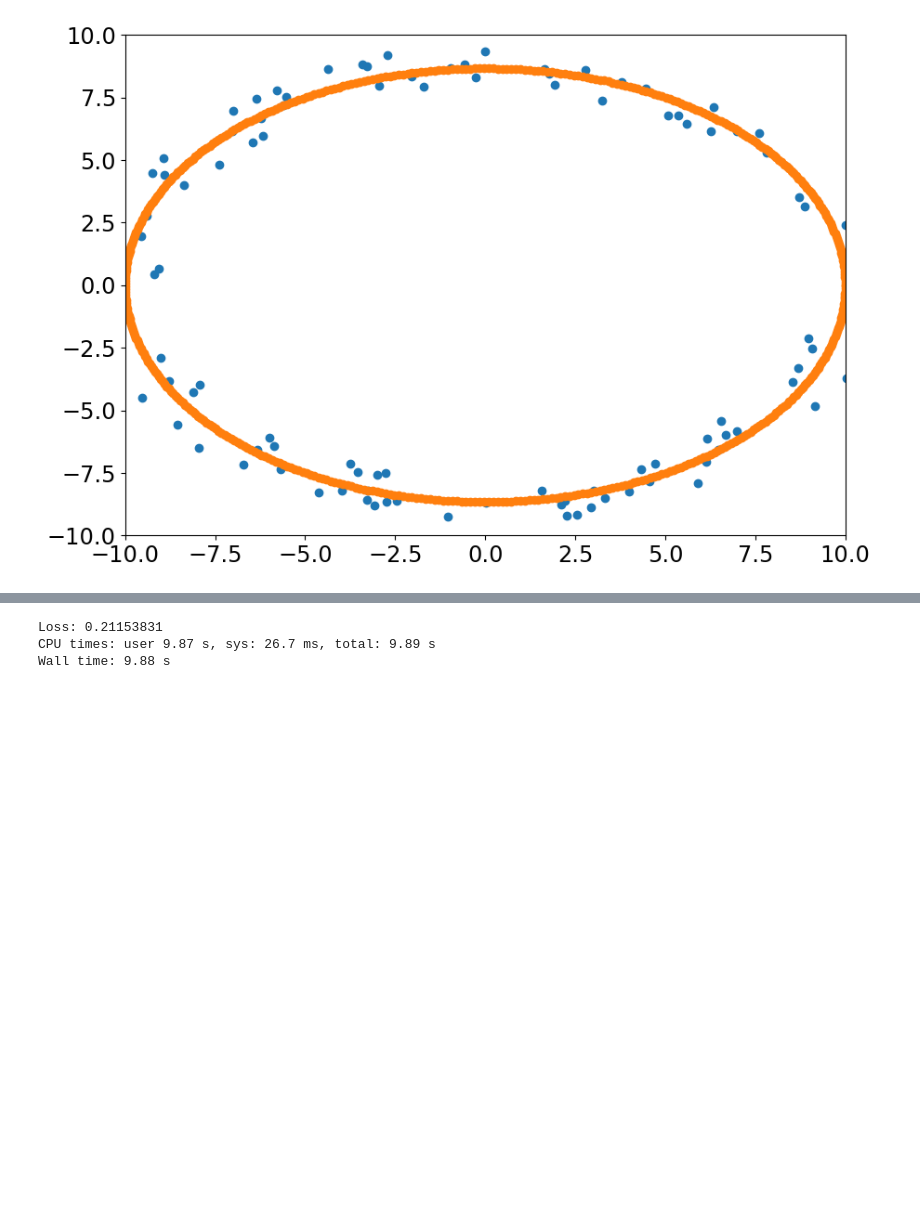
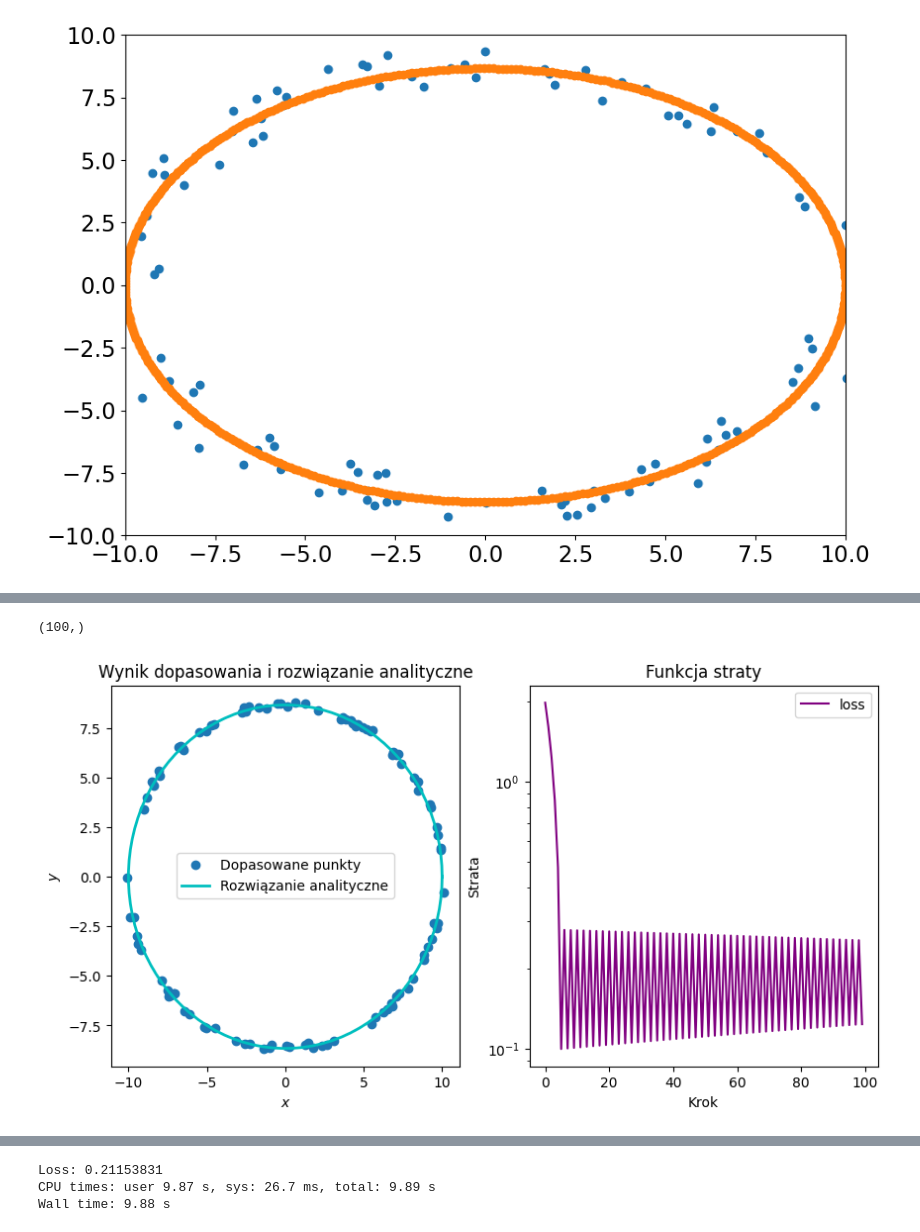
Before and after one commit to bkasza/MLII, a Jupyter notebook: 05.03/02_Podstawowe_pojecia.ipynb, the cells around one changed output, grey strips where cells are left out. Cells and saved outputs as stored; diff of their text form; code cells hidden in the pictures; blank space fills up the shorter version.

```diff
--- a/05.03/02_Podstawowe_pojecia.ipynb
+++ b/05.03/02_Podstawowe_pojecia.ipynb
@@ -917,11 +932,12 @@ import tensorflow as tf
 import matplotlib.pyplot as plt
 
 nPoints = 100
-epsilon = 0.5  # traktuje jako warunek tolerancji, czyli w tej granicy precyzji akceptuje rozwiazanie
+epsilon = 0.5
 a = 10
 f1 = (-5, 0)
 f2 = (5, 0)
 f_stack = np.stack([f1, f2])
+
 
 def get_analytic():
     global a, f1, f2
@@ -940,27 +956,21 @@ def loss_function(p_batch, f_stack):
 
 "inicjalizacja punktow jako wektor"
 weights = tf.Variable(((np.random.default_rng().random((nPoints, 2)) - 0.5) * 20))
+p_history = np.array(weights.numpy()[0, :]).reshape(1, 2)
+loss_history = []
 nIterations = 100
 lr = 0.1
 
 for iter in range(nIterations):
     with tf.GradientTape() as tape:
         loss = loss_function(weights, f_stack)
+        p_history = np.concatenate((p_history, weights.numpy()[0, :].reshape(1, 2)), axis = 0)
     gradients = tape.gradient(loss, weights)
+    loss_history.append(loss[0])
     weights.assign_sub(lr * gradients)
-    # if tf.reduce_max(loss) < epsilon:
-    #     break
 
 points = weights.numpy()
-plt.plot(points[:, 0], points[:, 1], 'o', label='Dopasowane punkty')
-
-x_analytic, y_analytic = get_analytic()
-plt.plot(x_analytic, y_analytic, 'c-', linewidth=2, label='Rozwiązanie analityczne')
-
-plt.ylim(-12.5, 12.5)
-plt.xlim(-12.5, 12.5)
-plt.legend()
-plt.xlabel('X-axis')
-plt.ylabel('Y-axis')
-plt.title('Wynik dopasowania i rozwiązanie analityczne')
+p_history = p_history[:-1, :]
+loss_history = np.array(loss_history)
+print(p_history.shape, loss_history.shape)
 # %% [output]
@@ -970,0 +980,19 @@ Text(0.5, 1.0, 'Wynik dopasowania i rozwiązanie analityczne')
+# %%
+print(loss_history.shape)
+fig, axes = plt.subplots(1,2, figsize = (10, 5))
+axes[0].plot(*points.T, 'o', label='Dopasowane punkty')
+axes[0].plot(*get_analytic(), 'c-', linewidth=2, label='Rozwiązanie analityczne')
+axes[0].legend()
+axes[0].set_xlabel(r'$x$')
+axes[0].set_ylabel(r'$y$')
+axes[0].set_title('Wynik dopasowania i rozwiązanie analityczne')
+axes[1].plot(np.arange(len(loss_history)), loss_history, color = 'purple', label = "loss")
+axes[1].set_yscale('log')
+axes[1].set_title('Funkcja straty')
+axes[1].set_xlabel('Krok')
+axes[1].set_ylabel('Strata')
+axes[1].legend()
+fig.show()
+# %% [output]
+(100,)
+[figure, added]
```
Also changed, not shown: parts of 6 cells of this notebook, 1 other file.
